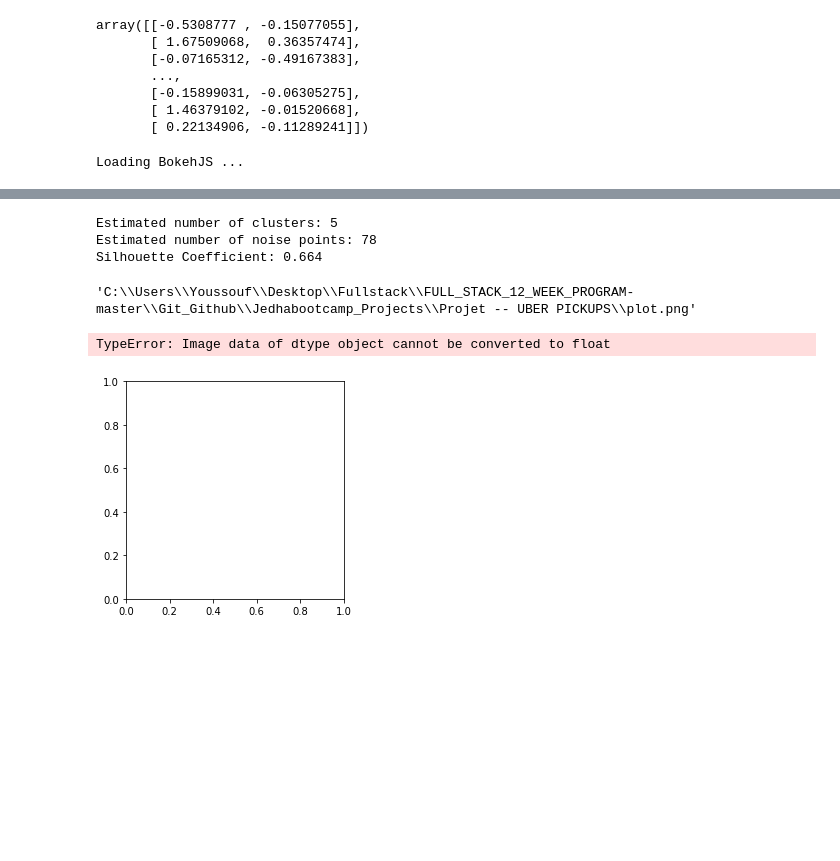
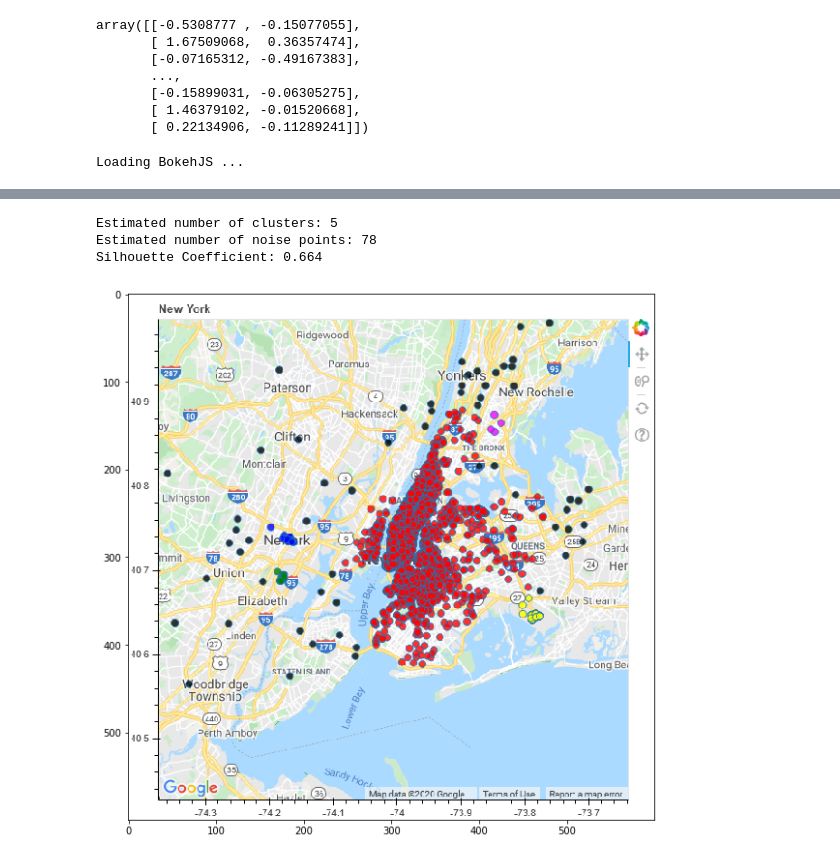
Before and after one commit to DialloYoussouf/Jedhabootcamp_Projects, a Jupyter notebook: Projet -- UBER PICKUPS/Uber-Bokeh.ipynb, the cells around one changed output, grey strips where cells are left out. Cells and saved outputs as stored; diff of their text form; code cells hidden in the pictures; blank space fills up the shorter version.

```diff
--- a/Projet -- UBER PICKUPS/Uber-Bokeh.ipynb
+++ b/Projet -- UBER PICKUPS/Uber-Bokeh.ipynb
@@ -374,6 +374,8 @@ array([[-0.5308777 , -0.15077055],
 # %%
 #import output_notebook
 from sklearn import metrics
+from bokeh.io import export_png
+import matplotlib.image as plot_image
 output_notebook()
 map_options = GMapOptions(lat=40.7128, lng=-74.0060, map_type="roadmap", zoom=10)
 p = gmap("AIzaSyB-E81VWnuGE2A9iXgHHI3lz5ZOvbRIN3A", map_options, title="New York")
@@ -384,37 +386,36 @@ n_noise_ = list(labels).count(-1)
 
 print('Estimated number of clusters: %d' % n_clusters_)
 print('Estimated number of noise points: %d' % n_noise_)
 print("Silhouette Coefficient: %0.3f"
       % metrics.silhouette_score(x_scaled, labels))
 
 YSD = []
 Colors = ["red", "green", "yellow", "blue", "magenta", "black"]
 
 
 
 for k, col in zip(unique_labels, Colors):
 
 
 
 
     YSD.append(ColumnDataSource(data=dict(lat=X[labels== k].iloc[:,0],
                                                  lon=X[labels== k].iloc[:,1])))
 
     p.circle(x="lon", y="lat", size=8, fill_color=Colors[k], fill_alpha=0.8, source=YSD[k])
 
 
 
-#show(p)
+
 export_png(p, filename="plot.png")
+image=plot_image.imread("plot.png")
+plt.figure(figsize=(20,10))
+plt.imshow(image)
+plt.show()
 # %% [output]
 Loading BokehJS ...
 [interactive output not drawn]
 Estimated number of clusters: 5
 Estimated number of noise points: 78
 Silhouette Coefficient: 0.664
-'C:\\Users\\Youssouf\\Desktop\\Fullstack\\FULL_STACK_12_WEEK_PROGRAM-master\\Git_Github\\Jedhabootcamp_Projects\\Projet -- UBER PICKUPS\\plot.png'
+[figure, added]
-# %%
-sh
-# %% [output]
-TypeError: Image data of dtype object cannot be converted to float
-[figure, removed]
```
